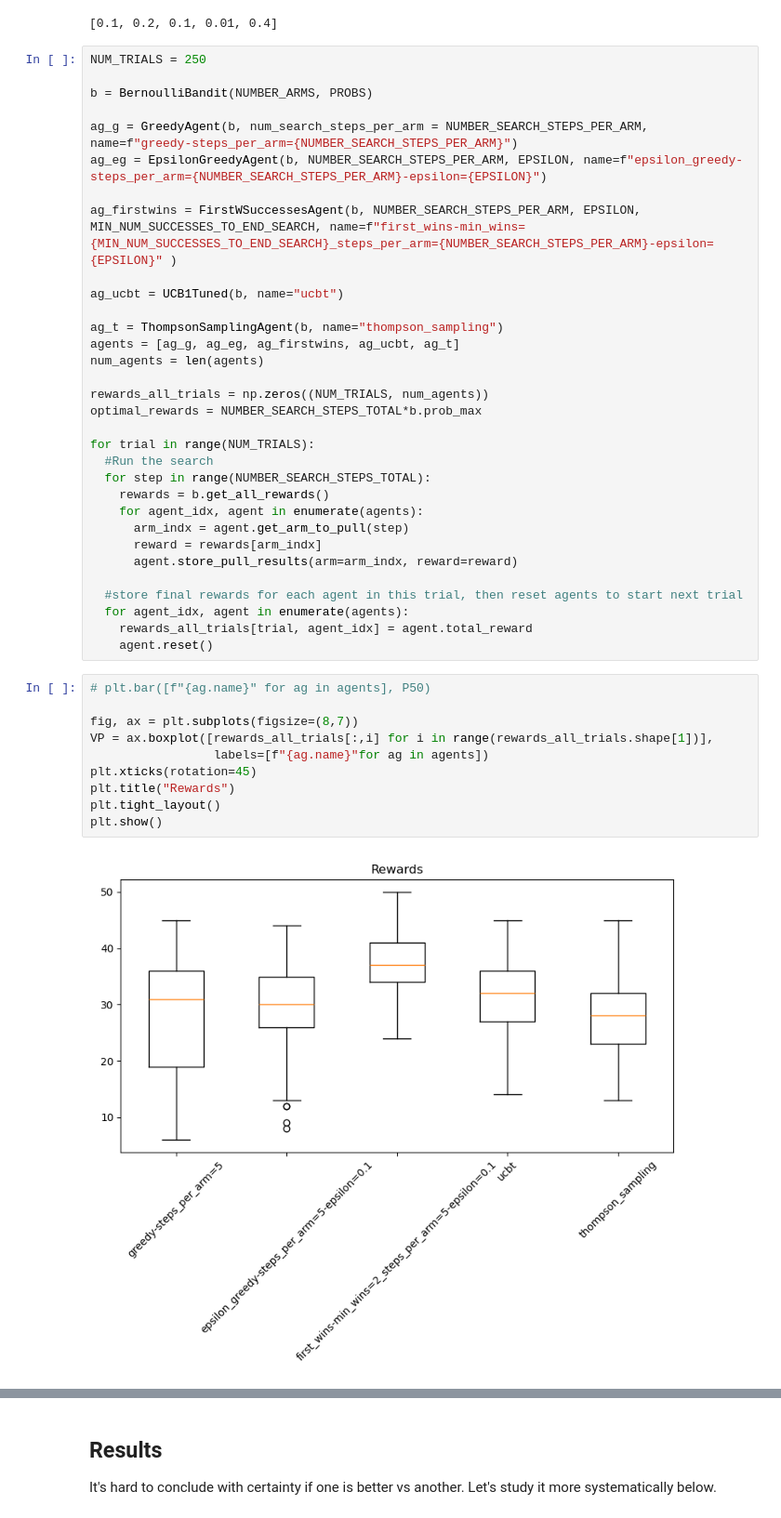
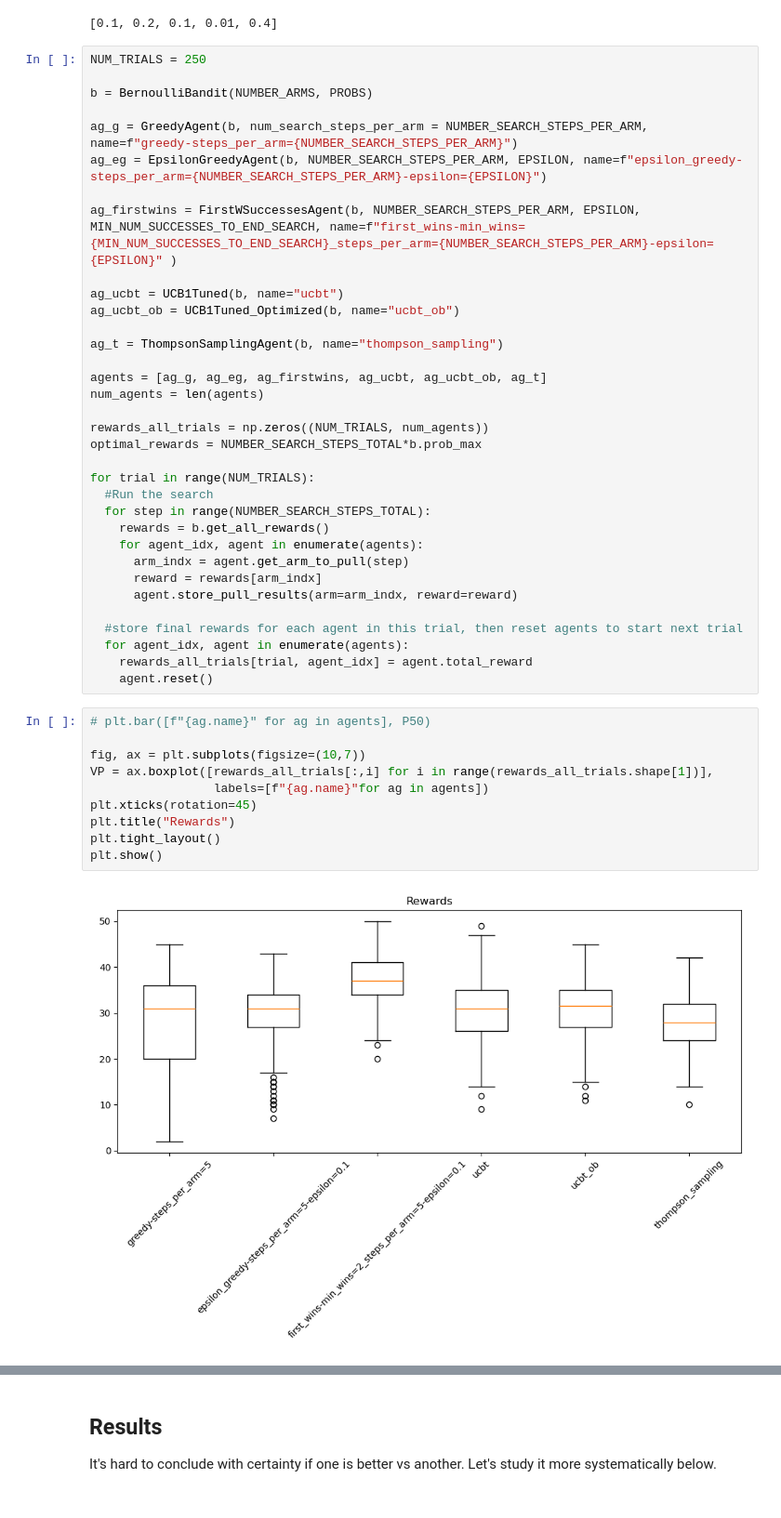
Before and after one commit to mgalbright/multiarm-bandits-short-time-horizons, a Jupyter notebook: bandits.ipynb, the cells around one changed output, grey strips where cells are left out. Shown at 93% size. Cells and saved outputs as stored; diff of their text form.

Commit message:
study version of ucbt optimized for short time horions

```diff
--- a/bandits.ipynb
+++ b/bandits.ipynb
@@ -285,9 +327,11 @@ ag_eg = EpsilonGreedyAgent(b, NUMBER_SEARCH_STEPS_PER_ARM, EPSILON, name=f"epsil
 ag_firstwins = FirstWSuccessesAgent(b, NUMBER_SEARCH_STEPS_PER_ARM, EPSILON, MIN_NUM_SUCCESSES_TO_END_SEARCH, name=f"first_wins-min_wins={MIN_NUM_SUCCESSES_TO_END_SEARCH}_steps_per_arm={NUMBER_SEARCH_STEPS_PER_ARM}-epsilon={EPSILON}" )
 
 ag_ucbt = UCB1Tuned(b, name="ucbt")
+ag_ucbt_ob = UCB1Tuned_Optimized(b, name="ucbt_ob")
 
 ag_t = ThompsonSamplingAgent(b, name="thompson_sampling")
-agents = [ag_g, ag_eg, ag_firstwins, ag_ucbt, ag_t]
+
+agents = [ag_g, ag_eg, ag_firstwins, ag_ucbt, ag_ucbt_ob, ag_t]
 num_agents = len(agents)
 
 rewards_all_trials = np.zeros((NUM_TRIALS, num_agents))
@@ -309,15 +353,15 @@ for trial in range(NUM_TRIALS):
 # %%
 # plt.bar([f"{ag.name}" for ag in agents], P50)
 
-fig, ax = plt.subplots(figsize=(8,7))
+fig, ax = plt.subplots(figsize=(10,7))
 VP = ax.boxplot([rewards_all_trials[:,i] for i in range(rewards_all_trials.shape[1])],
                  labels=[f"{ag.name}"for ag in agents])
 plt.xticks(rotation=45)
 plt.title("Rewards")
 plt.tight_layout()
 plt.show()
 # %% [output]
-[figure, old version]
+[figure, new version]
 # %%
 print(f"Optimal reward: {optimal_rewards}\n")
 
```
Also changed, not shown: parts of 12 cells of this notebook.
